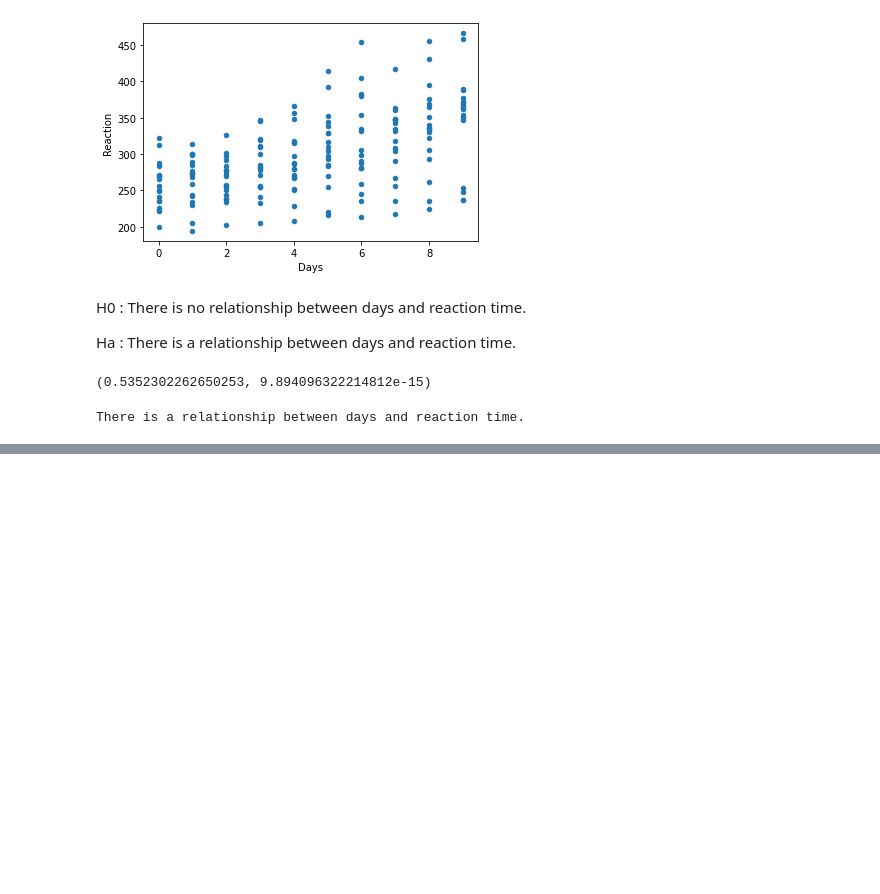
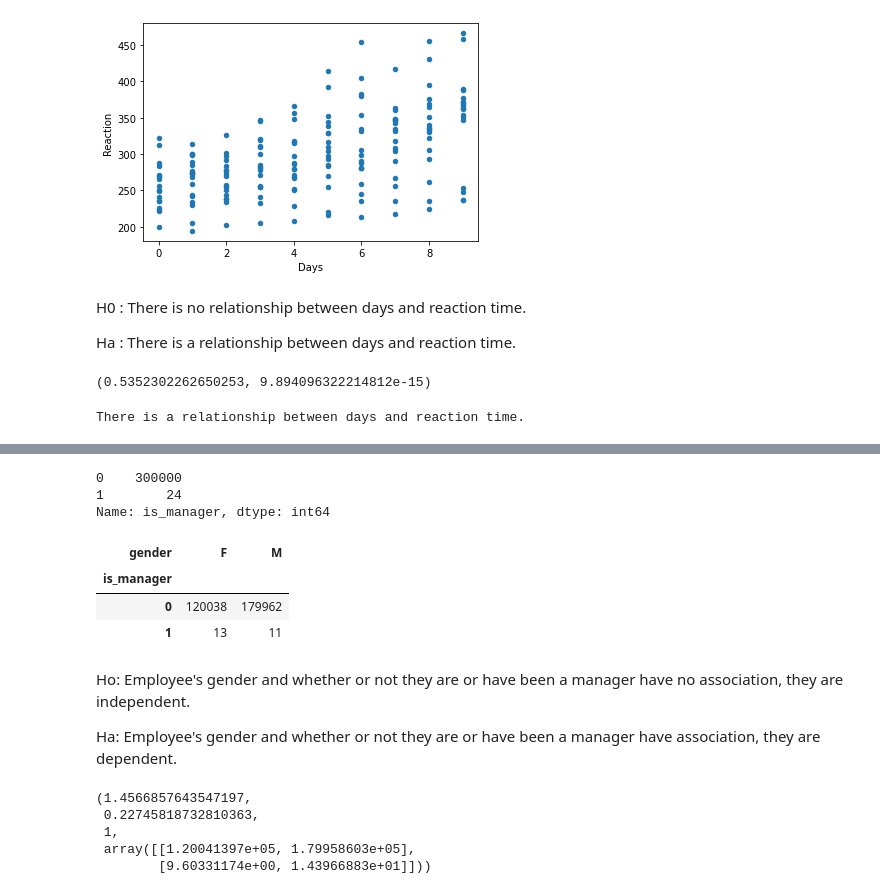
Before and after one commit to Chenchen070/statistics-exercises, a Jupyter notebook: hypothesis_testing.ipynb, the cells around one changed output, grey strips where cells are left out. Cells and saved outputs as stored; diff of their text form; code cells hidden in the pictures; blank space fills up the shorter version.

```diff
--- a/hypothesis_testing.ipynb
+++ b/hypothesis_testing.ipynb
@@ -683,0 +955,27 @@ There is a relationship between days and reaction time.
+# %%
+df1.is_manager.value_counts()
+# %% [output]
+0    300000
+1        24
+Name: is_manager, dtype: int64
+# %%
+observed = pd.crosstab(df1.is_manager, df1.gender)
+observed
+# %% [output]
+| gender | F | M |
+| is_manager |  |  |
+| 0 | 120038 | 179962 |
+| 1 | 13 | 11 |
+# %% [markdown]
+Ho: Employee's gender and whether or not they are or have been a manager have no association, they are independent.
+
+Ha: Employee's gender and whether or not they are or have been a manager have association, they are dependent.
+# %%
+chi2, p, degf, expected = stats.chi2_contingency(observed)
+chi2, p, degf, expected
+# %% [output]
+(1.4566857643547197,
+ 0.22745818732810363,
+ 1,
+ array([[1.20041397e+05, 1.79958603e+05],
+        [9.60331174e+00, 1.43966883e+01]]))
```
Also changed, not shown: parts of 57 cells of this notebook.
